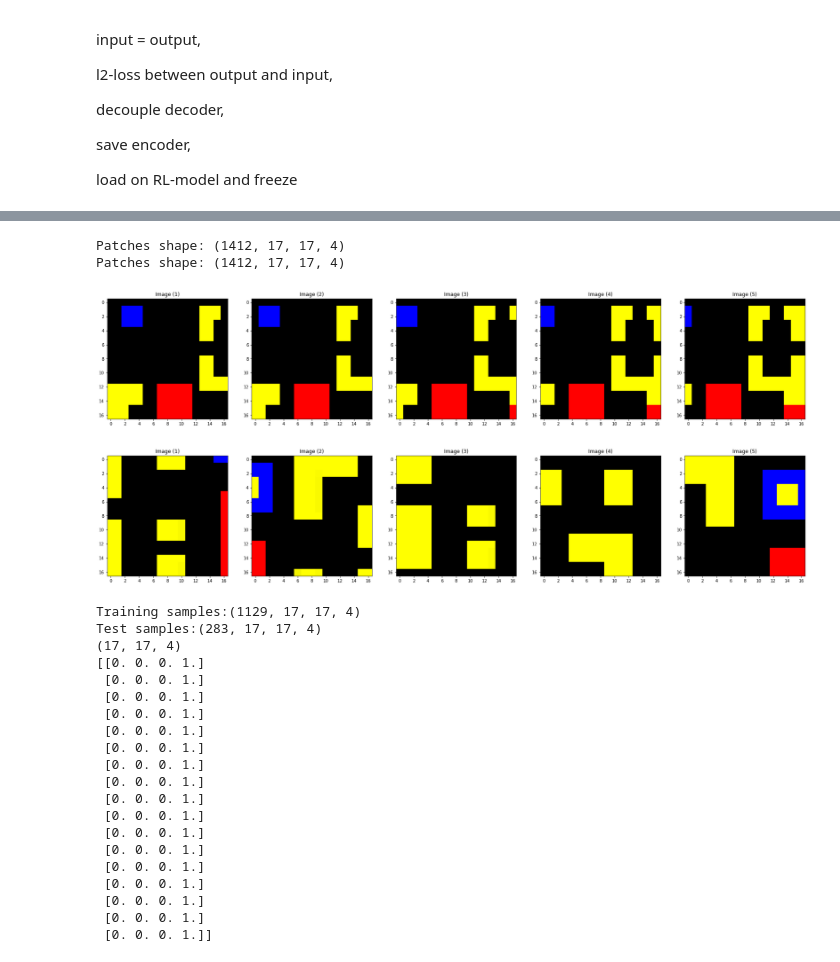
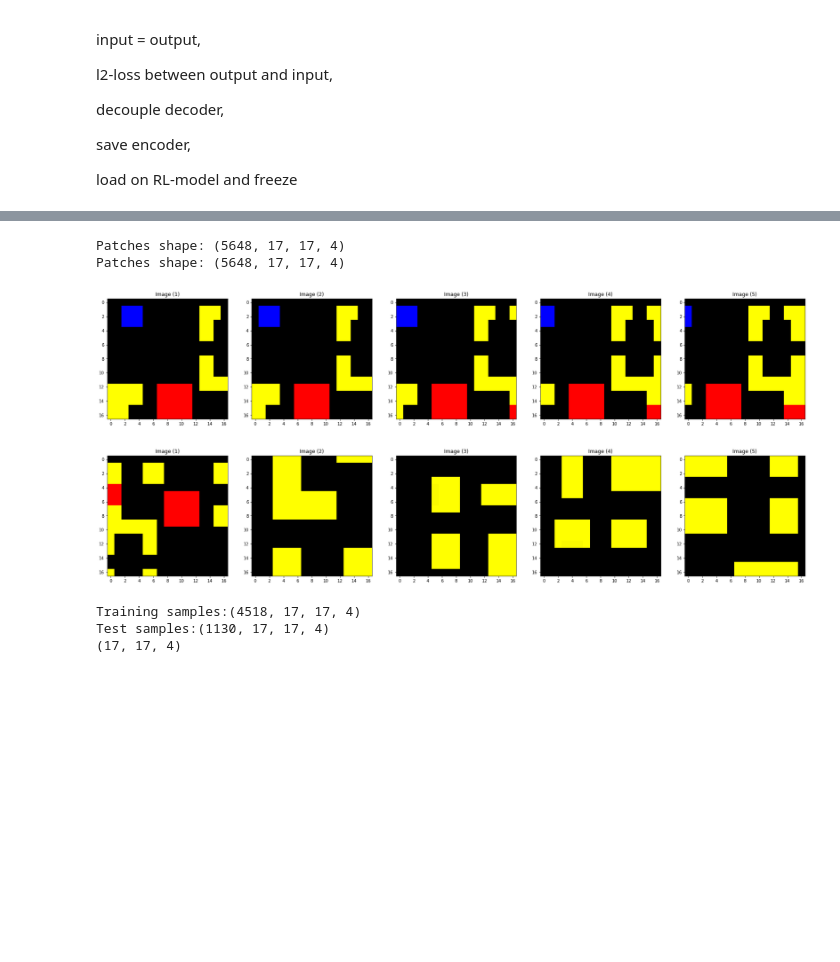
Before and after one commit to fgwy/uavSim, a Jupyter notebook: CNN_Pretrain/CNN-Autoencoder_pretrain.ipynb, the cells around one changed output, grey strips where cells are left out. Cells and saved outputs as stored; diff of their text form; code cells hidden in the pictures; blank space fills up the shorter version.

```diff
--- a/CNN_Pretrain/CNN-Autoencoder_pretrain.ipynb
+++ b/CNN_Pretrain/CNN-Autoencoder_pretrain.ipynb
@@ -40,18 +41,31 @@ from sklearn.datasets import load_sample_image
 # %%
 map_paths = ["res/manhattan32.png",
             "res/urban50.png"]
-
+rotations = [90, 180, 270]
 map_in = total_map = load_map(map_paths[1])
 print(map_in)
 
+mh32 = mpimg.imread(map_paths[0])
+urb50 = mpimg.imread(map_paths[1])
 
-img = [mpimg.imread(map_paths[0]),mpimg.imread(map_paths[1])]
+d={}
+
+imgs = [mh32, urb50]
+
+for i, angle in enumerate(rotations):
+    print(i, angle)
+    d["mh32_" + str(angle)] = np.rot90(mh32, i+1, (0,1))
+    d["urb50_" + str(angle)] = np.rot90(urb50, i+1, (0,1))
+    show_images([d["mh32_" + str(angle)], d["urb50_" + str(angle)]])
+    imgs.append(d["mh32_" + str(angle)])
+    imgs.append(d["urb50_" + str(angle)])
+
 
 # Output Images
 # plt.imshow(img[0])
 # plt.imshow(img[1])
 
-show_images(img)
+show_images(imgs)
 
 # draw_map(map_path)
 # %% [output]
@@ -60,58 +80,42 @@ show_images(img)
 # %%
 """
 Prepare Data
 """
-
-patches = np.concatenate((image.extract_patches_2d(img[0], (17, 17)),
-                          image.extract_patches_2d(img[1], (17, 17))),
-                         axis=0)
+patches = image.extract_patches_2d(imgs[0], (17, 17))
+for i in range(len(imgs)-1):
+    patches = np.concatenate((patches,
+                              image.extract_patches_2d(imgs[i+1], (17, 17))),
+                             axis=0)
 
 print('Patches shape: {}'.format(patches.shape))
 
 axis_array = np.arange(len(patches[0]))
 
 shuffled_patches = sk.utils.shuffle(patches)
 
 print('Patches shape: {}'.format(patches.shape))
 
 n = int(len(patches)*0.8)
 
 
 show_images(patches[:5])
 show_images(shuffled_patches[:5])
 
 X_train = shuffled_patches[:n]
 X_test = shuffled_patches[-(len(patches)-n):]
 
 print("Training samples:{}".format(X_train.shape))
 print("Test samples:{}".format(X_test.shape))
 print(X_train[0].shape)
-print(X_train[0][0])
+# print(X_train[0][0])
 # %% [output]
-Patches shape: (1412, 17, 17, 4)
-Patches shape: (1412, 17, 17, 4)
+Patches shape: (5648, 17, 17, 4)
+Patches shape: (5648, 17, 17, 4)
 [figure]
-[figure, old version]
+[figure, new version]
-Training samples:(1129, 17, 17, 4)
-Test samples:(283, 17, 17, 4)
+Training samples:(4518, 17, 17, 4)
+Test samples:(1130, 17, 17, 4)
 (17, 17, 4)
-[[0. 0. 0. 1.]
- [0. 0. 0. 1.]
- [0. 0. 0. 1.]
- [0. 0. 0. 1.]
- [0. 0. 0. 1.]
- [0. 0. 0. 1.]
- [0. 0. 0. 1.]
- [0. 0. 0. 1.]
- [0. 0. 0. 1.]
- [0. 0. 0. 1.]
- [0. 0. 0. 1.]
- [0. 0. 0. 1.]
- [0. 0. 0. 1.]
- [0. 0. 0. 1.]
- [0. 0. 0. 1.]
- [0. 0. 0. 1.]
- [0. 0. 0. 1.]]
 # %%
 dummy_sample = X_train[0][tf.newaxis, ...]
 autoenc = Autoencoder_flex(4, X_train[0].shape)
```
Also changed, not shown: parts of 10 cells of this notebook, 3 other files.
